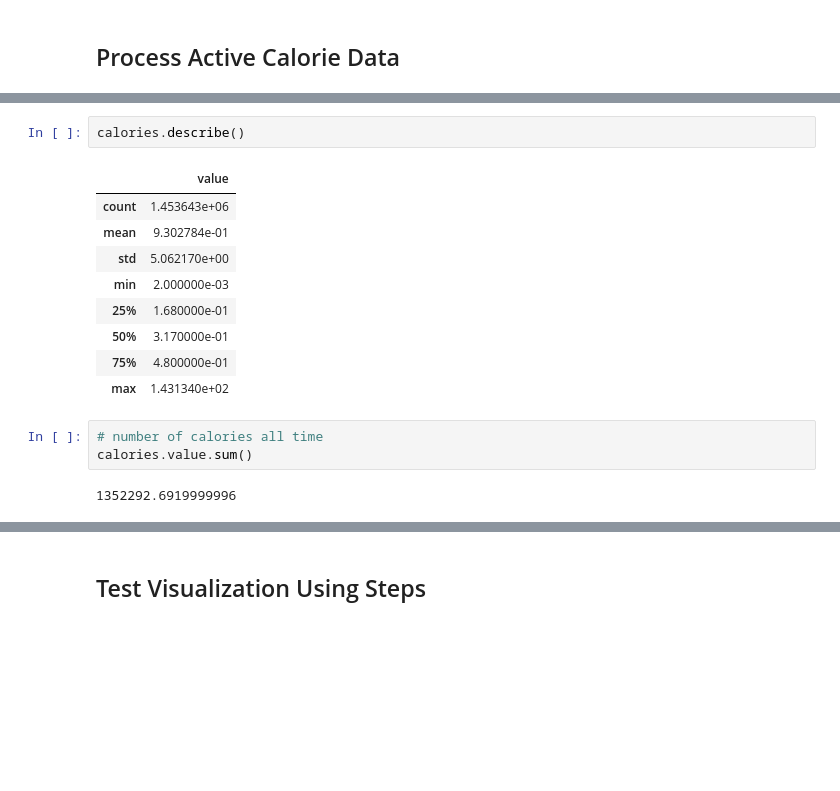
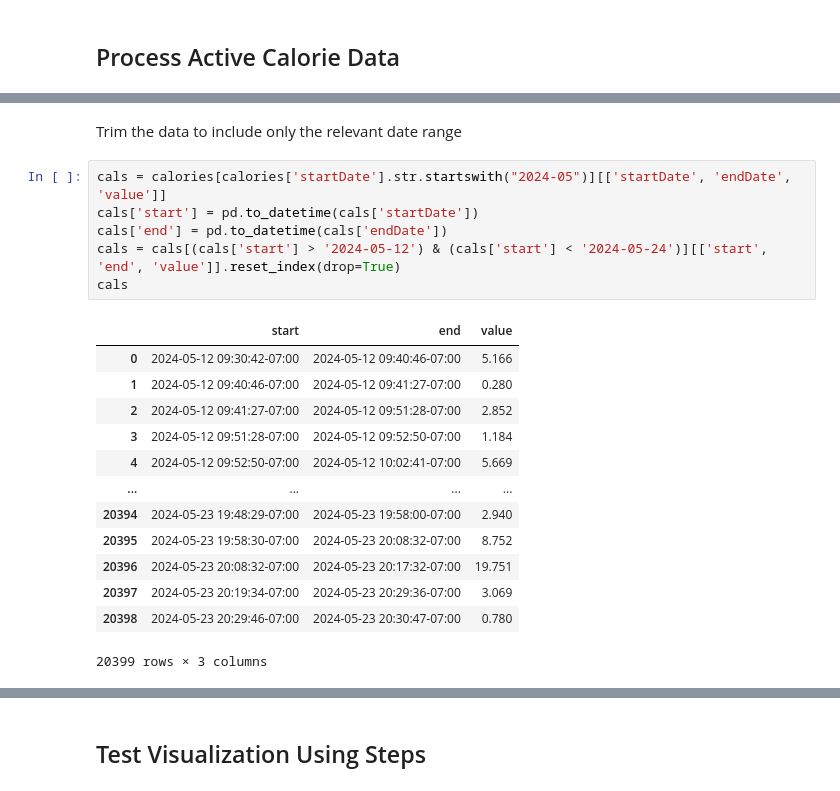
Before and after one commit to TWilson05/Blood_Sugar_Trend_Analysis, a Jupyter notebook: Process_data.ipynb, the cells around one changed output, grey strips where cells are left out. Saved outputs shown, nothing was run; the diff lists cells and outputs as text; blank space fills up the shorter version.

```diff
--- a/Process_data.ipynb
+++ b/Process_data.ipynb
@@ -32,17 +27,22 @@ calories.tail()
-# %%
-calories.describe()
-# %% [output]
-|  | value |
-| count | 1.453643e+06 |
-| mean | 9.302784e-01 |
-| std | 5.062170e+00 |
-| min | 2.000000e-03 |
-| 25% | 1.680000e-01 |
-| 50% | 3.170000e-01 |
-| 75% | 4.800000e-01 |
-| max | 1.431340e+02 |
-# %%
-# number of calories all time
-calories.value.sum()
-# %% [output]
-1352292.6919999996
+# %% [markdown]
+Trim the data to include only the relevant date range
+# %%
+cals = calories[calories['startDate'].str.startswith("2024-05")][['startDate', 'endDate', 'value']]
+cals['start'] = pd.to_datetime(cals['startDate'])
+cals['end'] = pd.to_datetime(cals['endDate'])
+cals = cals[(cals['start'] > '2024-05-12') & (cals['start'] < '2024-05-24')][['start', 'end', 'value']].reset_index(drop=True)
+cals
+# %% [output]
+|  | start | end | value |
+| 0 | 2024-05-12 09:30:42-07:00 | 2024-05-12 09:40:46-07:00 | 5.166 |
+| 1 | 2024-05-12 09:40:46-07:00 | 2024-05-12 09:41:27-07:00 | 0.280 |
+| 2 | 2024-05-12 09:41:27-07:00 | 2024-05-12 09:51:28-07:00 | 2.852 |
+| 3 | 2024-05-12 09:51:28-07:00 | 2024-05-12 09:52:50-07:00 | 1.184 |
+| 4 | 2024-05-12 09:52:50-07:00 | 2024-05-12 10:02:41-07:00 | 5.669 |
+| ... | ... | ... | ... |
+| 20394 | 2024-05-23 19:48:29-07:00 | 2024-05-23 19:58:00-07:00 | 2.940 |
+| 20395 | 2024-05-23 19:58:30-07:00 | 2024-05-23 20:08:32-07:00 | 8.752 |
+| 20396 | 2024-05-23 20:08:32-07:00 | 2024-05-23 20:17:32-07:00 | 19.751 |
+| 20397 | 2024-05-23 20:19:34-07:00 | 2024-05-23 20:29:36-07:00 | 3.069 |
+| 20398 | 2024-05-23 20:29:46-07:00 | 2024-05-23 20:30:47-07:00 | 0.780 |
+20399 rows × 3 columns
```
Also changed, not shown: parts of 6 cells of this notebook.
